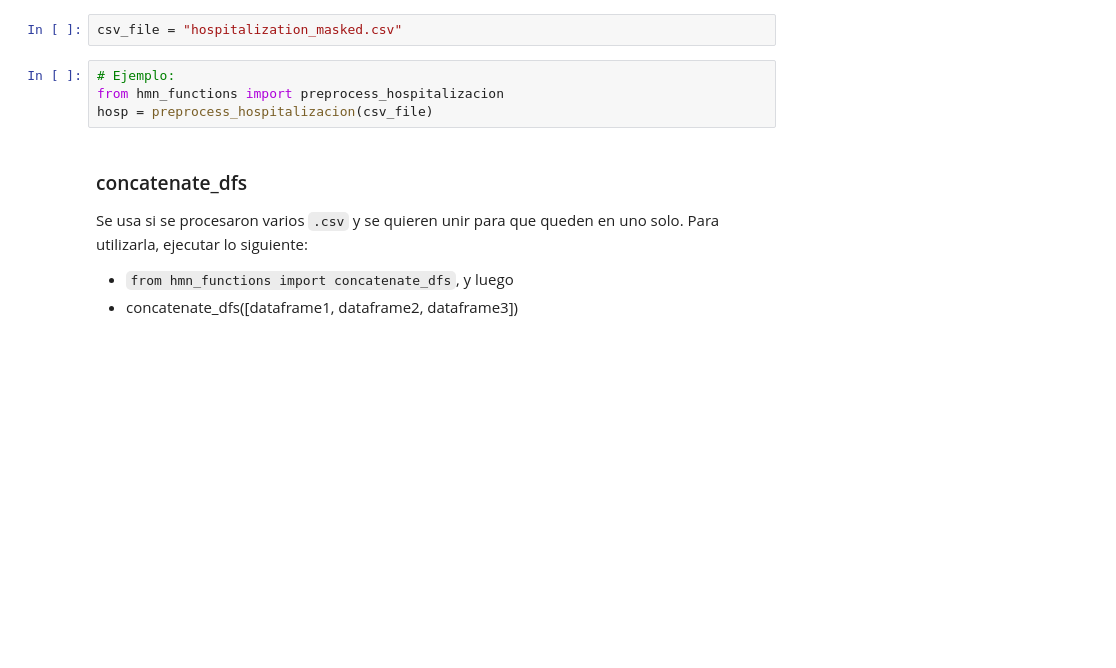
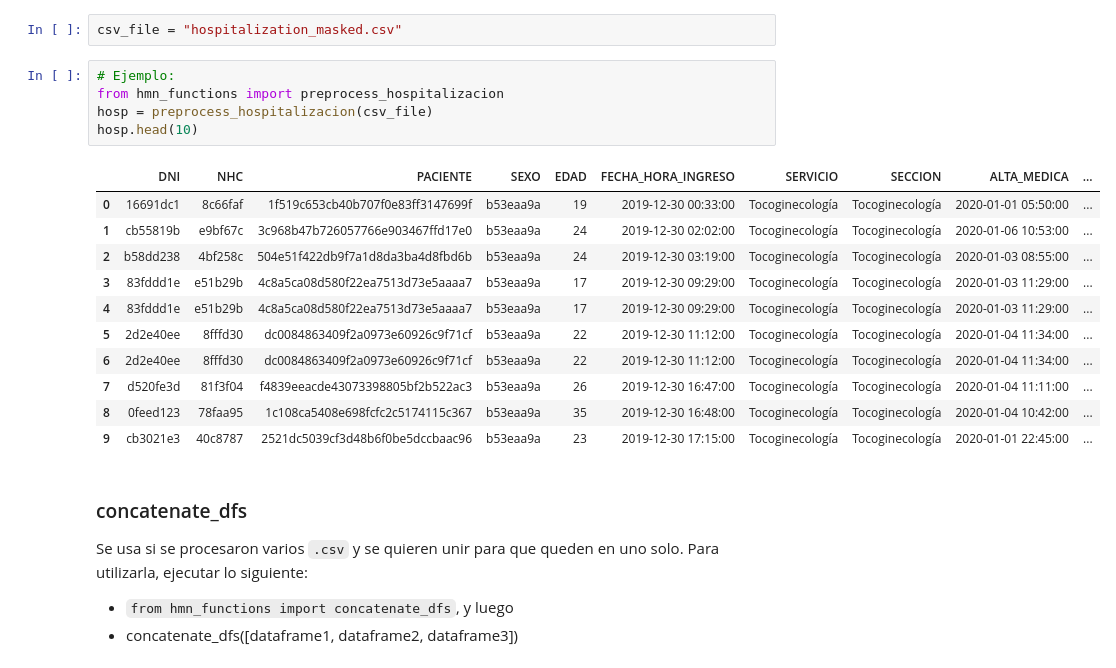
Before and after one commit to markitos314/HMN, a Jupyter notebook: hospitalization.ipynb, the cells around one changed output. Saved outputs shown, nothing was run; the diff lists cells and outputs as text; blank space fills up the shorter version.

```diff
--- a/hospitalization.ipynb
+++ b/hospitalization.ipynb
@@ -55,7 +55,20 @@ csv_file = "hospitalization_masked.csv"
 # %%
 # Ejemplo:
 from hmn_functions import preprocess_hospitalizacion
 hosp = preprocess_hospitalizacion(csv_file)
+hosp.head(10)
+# %% [output]
+|  | DNI | NHC | PACIENTE | SEXO | EDAD | FECHA_HORA_INGRESO | SERVICIO | SECCION | ALTA_MEDICA | ... |
+| 0 | 16691dc1 | 8c66faf | 1f519c653cb40b707f0e83ff3147699f | b53eaa9a | 19 | 2019-12-30 00:33:00 | Tocoginecología | Tocoginecología | 2020-01-01 05:50:00 | ... |
+| 1 | cb55819b | e9bf67c | 3c968b47b726057766e903467ffd17e0 | b53eaa9a | 24 | 2019-12-30 02:02:00 | Tocoginecología | Tocoginecología | 2020-01-06 10:53:00 | ... |
+| 2 | b58dd238 | 4bf258c | 504e51f422db9f7a1d8da3ba4d8fbd6b | b53eaa9a | 24 | 2019-12-30 03:19:00 | Tocoginecología | Tocoginecología | 2020-01-03 08:55:00 | ... |
+| 3 | 83fddd1e | e51b29b | 4c8a5ca08d580f22ea7513d73e5aaaa7 | b53eaa9a | 17 | 2019-12-30 09:29:00 | Tocoginecología | Tocoginecología | 2020-01-03 11:29:00 | ... |
+| 4 | 83fddd1e | e51b29b | 4c8a5ca08d580f22ea7513d73e5aaaa7 | b53eaa9a | 17 | 2019-12-30 09:29:00 | Tocoginecología | Tocoginecología | 2020-01-03 11:29:00 | ... |
+| 5 | 2d2e40ee | 8fffd30 | dc0084863409f2a0973e60926c9f71cf | b53eaa9a | 22 | 2019-12-30 11:12:00 | Tocoginecología | Tocoginecología | 2020-01-04 11:34:00 | ... |
+| 6 | 2d2e40ee | 8fffd30 | dc0084863409f2a0973e60926c9f71cf | b53eaa9a | 22 | 2019-12-30 11:12:00 | Tocoginecología | Tocoginecología | 2020-01-04 11:34:00 | ... |
+| 7 | d520fe3d | 81f3f04 | f4839eeacde43073398805bf2b522ac3 | b53eaa9a | 26 | 2019-12-30 16:47:00 | Tocoginecología | Tocoginecología | 2020-01-04 11:11:00 | ... |
+| 8 | 0feed123 | 78faa95 | 1c108ca5408e698fcfc2c5174115c367 | b53eaa9a | 35 | 2019-12-30 16:48:00 | Tocoginecología | Tocoginecología | 2020-01-04 10:42:00 | ... |
+| 9 | cb3021e3 | 40c8787 | 2521dc5039cf3d48b6f0be5dccbaac96 | b53eaa9a | 23 | 2019-12-30 17:15:00 | Tocoginecología | Tocoginecología | 2020-01-01 22:45:00 | ... |
 # %% [markdown]
 ### concatenate_dfs
 Se usa si se procesaron varios `.csv` y se quieren unir para que queden en uno solo. Para utilizarla, ejecutar lo siguiente:
```
